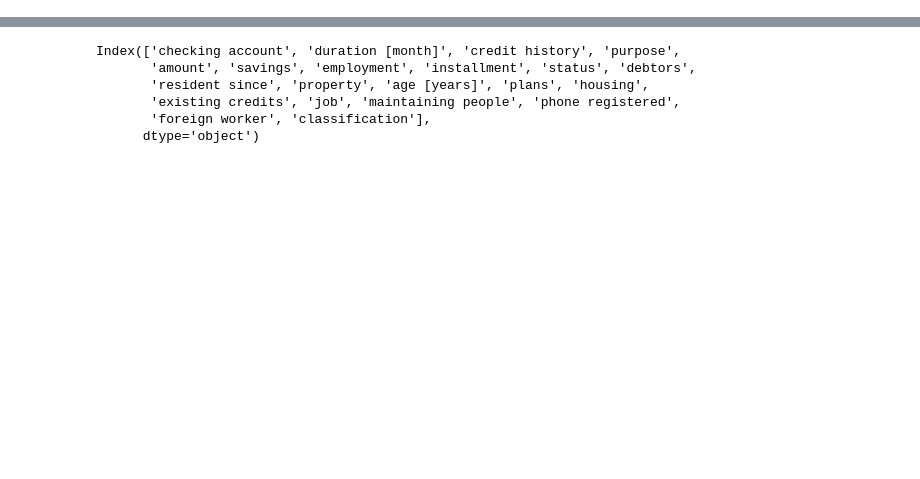
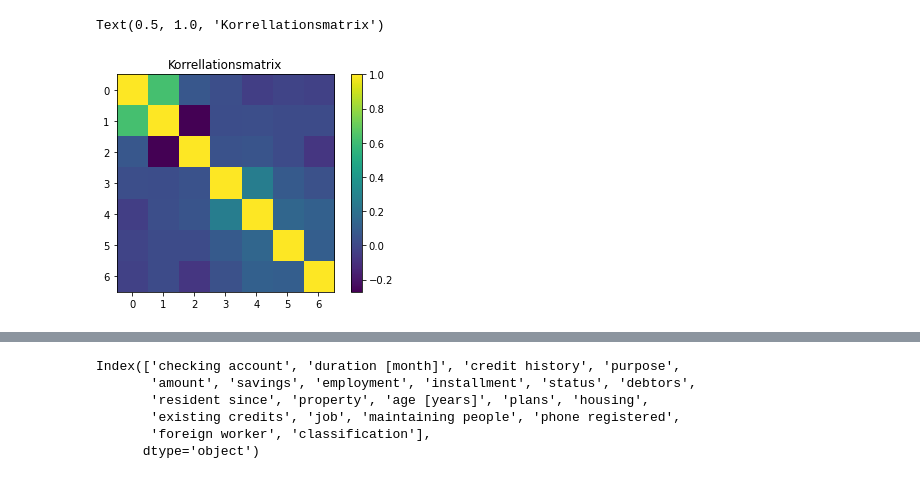
Before and after one commit to Carlson43/WWI20DSA_DV, a Jupyter notebook: W25/w25_Joshua.ipynb, the cells around one changed output, grey strips where cells are left out. Saved outputs shown, nothing was run; the diff lists cells and outputs as text; code cells hidden in the pictures; blank space fills up the shorter version.

```diff
--- a/W25/w25_Joshua.ipynb
+++ b/W25/w25_Joshua.ipynb
@@ -99,21 +49,0 @@ print(len(corr_vals), len(labels))
-# %%
-#Graphengröße festlegen
-plt.figure(figsize=(15,9))
-
-style.use('ggplot')
-
-#Plot Graph
-plt.bar(labels, corr_vals, width=0.6)
-
-#Achsen-Label rotieren
-plt.xticks(rotation = 20)
-
-#Title einfügen
-plt.title("Korrelationen zwischen Variablen", size = 18)
-#Achsenbeschriftung
-#plt.xlabel("Variablen")
-plt.ylabel("Korrelationskoeffizient", size = 14)
-
-plt.tight_layout()
-
-plt.show()
@@ -121,0 +64,13 @@ plt.show()
+# %%
+spalten = ['duration [month]', 'amount', 'installment', 'resident since',
+       'age [years]', 'existing credits', 'maintaining people']
+
+plt.imshow(df.corr(),
+    # cmap="Greys"
+    )
+plt.colorbar()
+
+plt.title("Korrellationsmatrix")
+# %% [output]
+Text(0.5, 1.0, 'Korrellationsmatrix')
+[figure, added]
```
Also changed, not shown: parts of 41 cells of this notebook.
